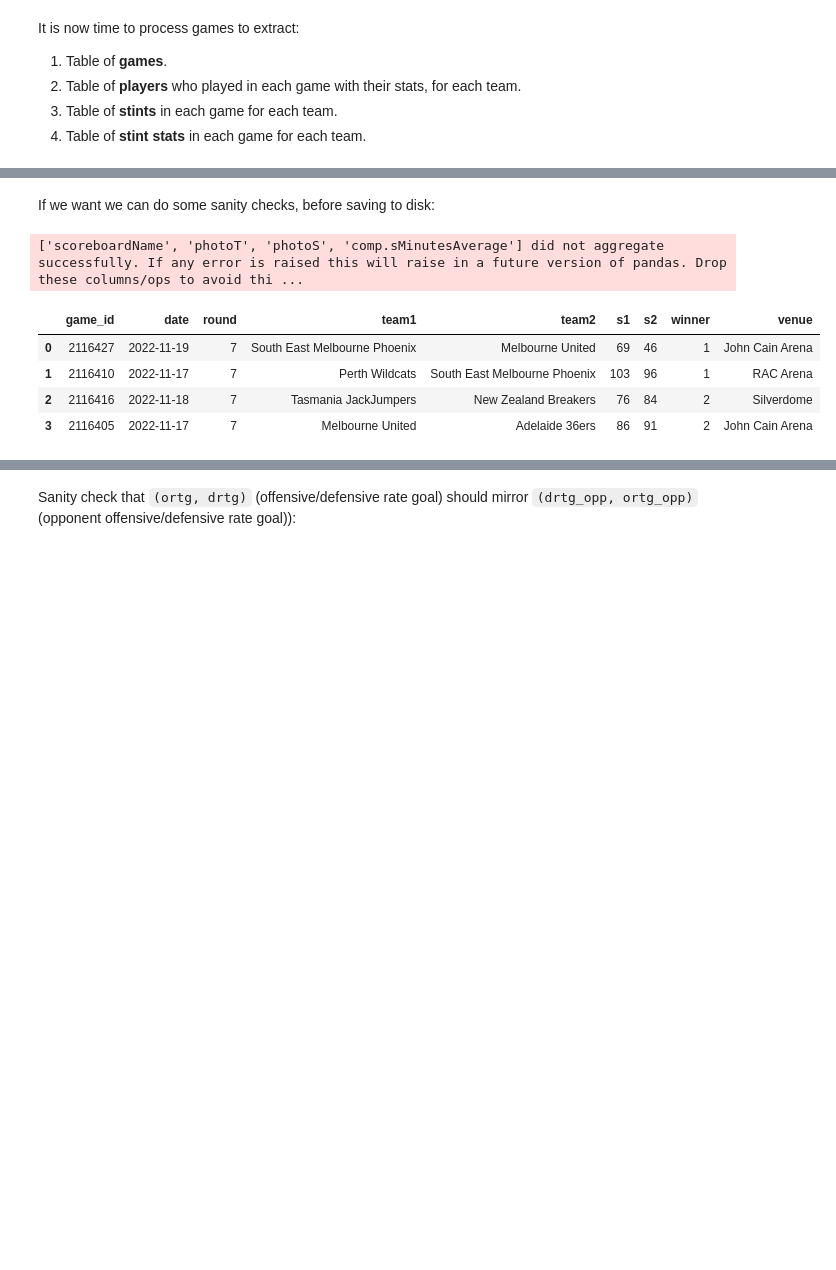
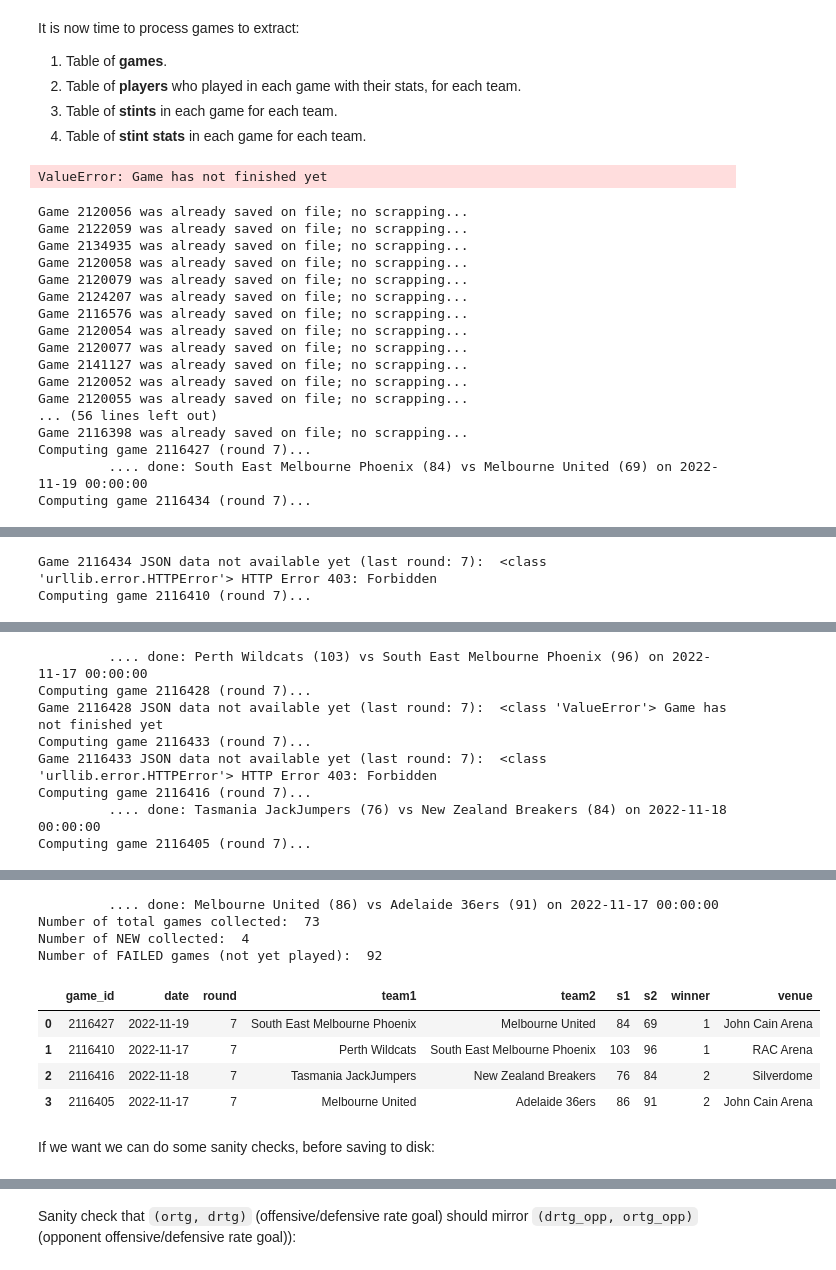
Before and after one commit to ssardina/pynbl, a Jupyter notebook: bball_stats.ipynb, the cells around one changed output, grey strips where cells are left out. Cells and saved outputs as stored; diff of their text form; code cells hidden in the pictures; blank space fills up the shorter version.

Commit message:
Process only finished games

```diff
--- a/bball_stats.ipynb
+++ b/bball_stats.ipynb
@@ -118,6 +134,12 @@ It is now time to process games to extract:
 2. Table of **players** who played in each game with their stats, for each team.
 3. Table of **stints** in each game for each team.
 4. Table of **stint stats** in each game for each team.
+# %%
+game_json = tools.get_json_data('2116428', dir=DATA_DIR)
+
+# game_json['pbp'] and game_json['pbp'][0]['actionType'] == "game"
+# %% [output]
+ValueError: Game has not finished yet
 # %%
 # collect here set of stat dfs and game info, one per game
 #   then, we will put them together into different dataframes
@@ -160,11 +182,10 @@ for game in games:
     # 1. Read game JSON file
     try:
         game_json = tools.get_json_data(game_id, dir=DATA_DIR)
-    except HTTPError as e:
+    except (HTTPError, ValueError) as e:
         last_round = round_no    # this is the last round to be processed!
-        print(f"Game {game_id} JSON data not available yet (last round: {round_no}): ", e)
+        print(f"Game {game_id} JSON data not available yet (last round: {round_no}): ", type(e), e)
         continue
-
 
     result = bball_stats.build_game_stints_stats_df(game_json, game_id)
     game_stint_stats_df = result['stint_stats_df']   #  this is basically what we care, the stint stats
@@ -231,6 +252,23 @@ print("Number of total games collected: ", games_df.shape[0])
 print("Number of NEW collected: ", games_df.shape[0] - len(existing_games))
 print("Number of FAILED games (not yet played): ", len(games) - games_df.shape[0])
 
-
-games_df.sample(min(games_df.shape[0], 5))
-# games_scrapped_df # report all new games scrapped
+# games_df.sample(min(games_df.shape[0], 5))
+games_scrapped_df # report all new games scrapped
+# %% [output]
+Game 2120056 was already saved on file; no scrapping...
+Game 2122059 was already saved on file; no scrapping...
+Game 2134935 was already saved on file; no scrapping...
+Game 2120058 was already saved on file; no scrapping...
+Game 2120079 was already saved on file; no scrapping...
+Game 2124207 was already saved on file; no scrapping...
+Game 2116576 was already saved on file; no scrapping...
+Game 2120054 was already saved on file; no scrapping...
+Game 2120077 was already saved on file; no scrapping...
+Game 2141127 was already saved on file; no scrapping...
+Game 2120052 was already saved on file; no scrapping...
+Game 2120055 was already saved on file; no scrapping...
+... (56 lines left out)
+Game 2116398 was already saved on file; no scrapping...
+Computing game 2116427 (round 7)...
+         .... done: South East Melbourne Phoenix (84) vs Melbourne United (69) on 2022-11-19 00:00:00
+Computing game 2116434 (round 7)...
@@ -236,0 +278,2 @@ games_df.sample(min(games_df.shape[0], 5))
+Game 2116434 JSON data not available yet (last round: 7):  <class 'urllib.error.HTTPError'> HTTP Error 403: Forbidden
+Computing game 2116410 (round 7)...
@@ -236,0 +283,8 @@ games_df.sample(min(games_df.shape[0], 5))
+         .... done: Perth Wildcats (103) vs South East Melbourne Phoenix (96) on 2022-11-17 00:00:00
+Computing game 2116428 (round 7)...
+Game 2116428 JSON data not available yet (last round: 7):  <class 'ValueError'> Game has not finished yet
+Computing game 2116433 (round 7)...
+Game 2116433 JSON data not available yet (last round: 7):  <class 'urllib.error.HTTPError'> HTTP Error 403: Forbidden
+Computing game 2116416 (round 7)...
+         .... done: Tasmania JackJumpers (76) vs New Zealand Breakers (84) on 2022-11-18 00:00:00
+Computing game 2116405 (round 7)...
@@ -237,3 +294,12 @@ games_df.sample(min(games_df.shape[0], 5))
+         .... done: Melbourne United (86) vs Adelaide 36ers (91) on 2022-11-17 00:00:00
+Number of total games collected:  73
+Number of NEW collected:  4
+Number of FAILED games (not yet played):  92
+|  | game_id | date | round | team1 | team2 | s1 | s2 | winner | venue |
+| 0 | 2116427 | 2022-11-19 | 7 | South East Melbourne Phoenix | Melbourne United | 84 | 69 | 1 | John Cain Arena |
+| 1 | 2116410 | 2022-11-17 | 7 | Perth Wildcats | South East Melbourne Phoenix | 103 | 96 | 1 | RAC Arena |
+| 2 | 2116416 | 2022-11-18 | 7 | Tasmania JackJumpers | New Zealand Breakers | 76 | 84 | 2 | Silverdome |
+| 3 | 2116405 | 2022-11-17 | 7 | Melbourne United | Adelaide 36ers | 86 | 91 | 2 | John Cain Arena |
 # %% [markdown]
 If we want we can do some sanity checks, before saving to disk:
 # %%
@@ -243,13 +309,6 @@ If we want we can do some sanity checks, before saving to disk:
 dtale.show(players_df)
 
 games_scrapped_df    # show new games scrapped
-# %% [output]
-['scoreboardName', 'photoT', 'photoS', 'comp.sMinutesAverage'] did not aggregate successfully. If any error is raised this will raise in a future version of pandas. Drop these columns/ops to avoid thi ...
-|  | game_id | date | round | team1 | team2 | s1 | s2 | winner | venue |
-| 0 | 2116427 | 2022-11-19 | 7 | South East Melbourne Phoenix | Melbourne United | 69 | 46 | 1 | John Cain Arena |
-| 1 | 2116410 | 2022-11-17 | 7 | Perth Wildcats | South East Melbourne Phoenix | 103 | 96 | 1 | RAC Arena |
-| 2 | 2116416 | 2022-11-18 | 7 | Tasmania JackJumpers | New Zealand Breakers | 76 | 84 | 2 | Silverdome |
-| 3 | 2116405 | 2022-11-17 | 7 | Melbourne United | Adelaide 36ers | 86 | 91 | 2 | John Cain Arena |
 # %%
 import random
 print("The shape of stats_df is:", stint_stats_df.shape)
```
Also changed, not shown: parts of 6 cells of this notebook, 1 other file.
